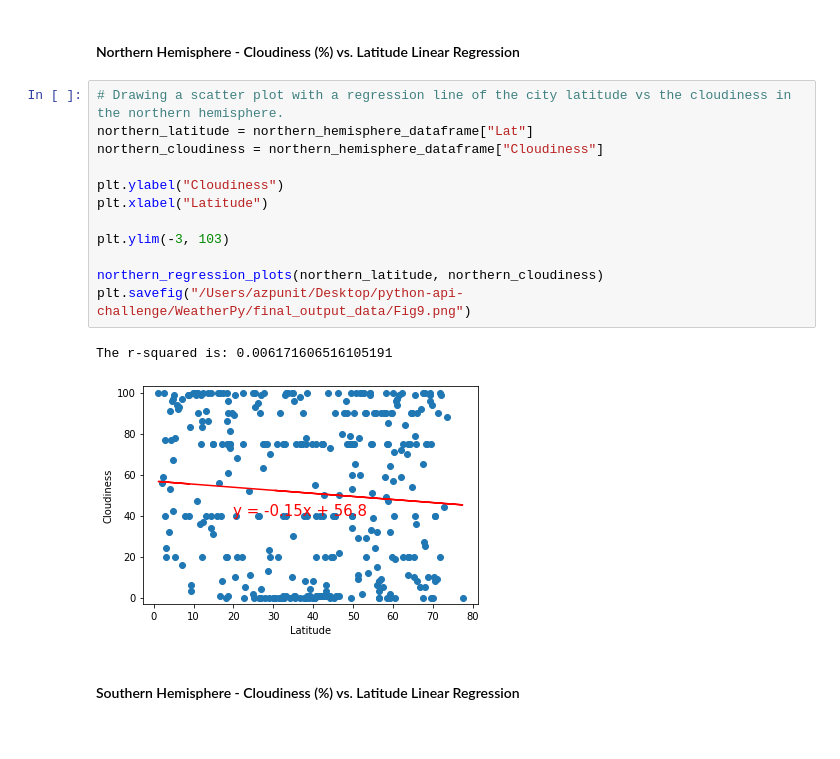
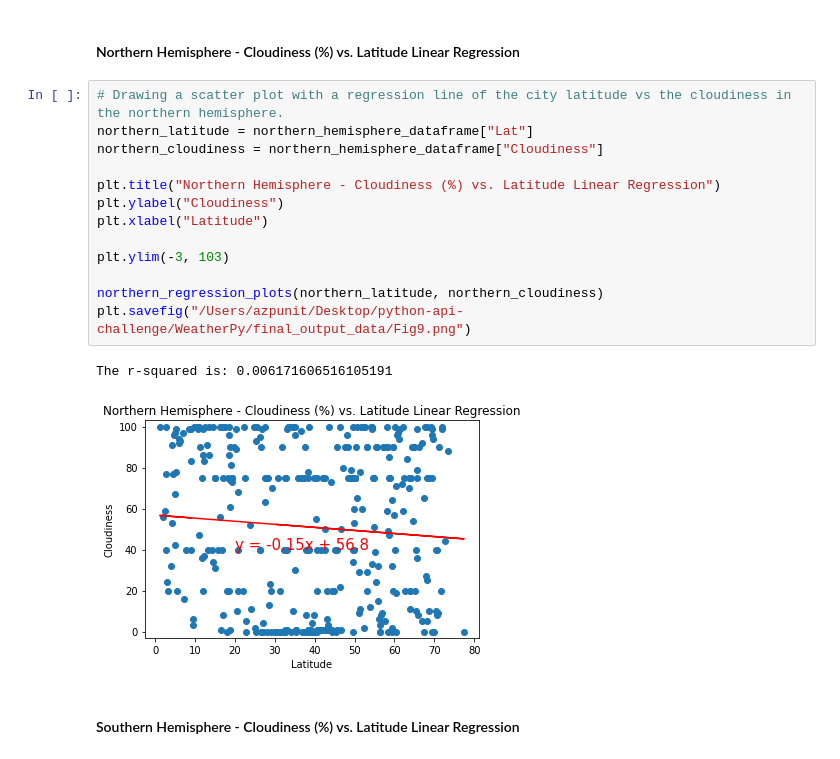
Before and after one commit to azpunit/python-api-challenge, a Jupyter notebook: WeatherPy/WeatherPy.ipynb, the cells around one changed output. Cells and saved outputs as stored; diff of their text form.

```diff
--- a/WeatherPy/WeatherPy.ipynb
+++ b/WeatherPy/WeatherPy.ipynb
@@ -397,18 +401,19 @@ The r-squared is: 0.001105438472665923
 # %%
 # Drawing a scatter plot with a regression line of the city latitude vs the cloudiness in the northern hemisphere.
 northern_latitude = northern_hemisphere_dataframe["Lat"]
 northern_cloudiness = northern_hemisphere_dataframe["Cloudiness"]
 
+plt.title("Northern Hemisphere - Cloudiness (%) vs. Latitude Linear Regression")
 plt.ylabel("Cloudiness")
 plt.xlabel("Latitude")
 
 plt.ylim(-3, 103)
 
 northern_regression_plots(northern_latitude, northern_cloudiness)
 plt.savefig("/Users/azpunit/Desktop/python-api-challenge/WeatherPy/final_output_data/Fig9.png")
 # %% [output]
 The r-squared is: 0.006171606516105191
-[figure, old version]
+[figure, new version]
 # %% [markdown]
 ####  Southern Hemisphere - Cloudiness (%) vs. Latitude Linear Regression
 # %%
```
Also changed, not shown: parts of 7 cells of this notebook, 9 other files.
